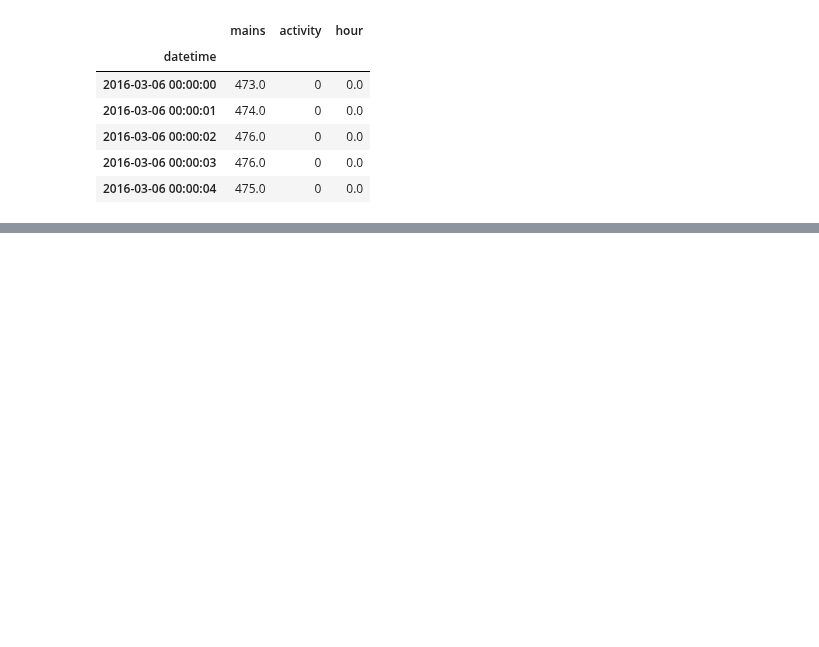
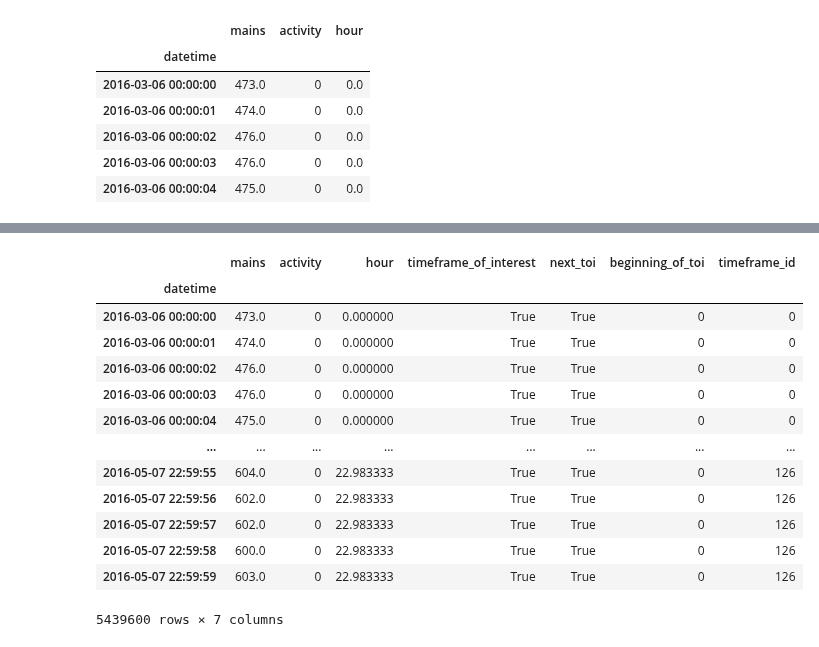
Before and after one commit to hugo-mi/Activity_Detection_From_Electrical_Consumption_Load_Curves, a Jupyter notebook: Exploratory Data Analysis/pierrick_eda.ipynb, the cells around one changed output, grey strips where cells are left out. Cells and saved outputs as stored; diff of their text form; code cells hidden in the pictures; blank space fills up the shorter version.

```diff
--- a/Exploratory Data Analysis/pierrick_eda.ipynb
+++ b/Exploratory Data Analysis/pierrick_eda.ipynb
@@ -200,0 +205,14 @@ def binarizeSegmentedDf(df, threshold):
+# %%
+timeframes = [(datetime.time(22,0,0), datetime.time(6,0,0)), (datetime.time(12,0,0), datetime.time(13,0,0))]
+# %%
+def time_in_range(start, end, x):
+    """Return true if x is in the range [start, end]"""
+    if start <= end:
+        return start <= x <= end
+    else:
+        return start <= x or x <= end
+
+start = datetime.time(23, 0, 0)
+end = datetime.time(1, 0, 0)
+time_in_range(start, end, datetime.time(23, 30, 0))
+time_in_range(start, end, datetime.time(0, 30, 0))
@@ -200,0 +233,2 @@ def binarizeSegmentedDf(df, threshold):
+# %%
+df_house["timeframe_of_interest"] = df_house.index.map(lambda x : time_in_range(*timeframes[0], x.time()))
@@ -200,0 +245,4 @@ def binarizeSegmentedDf(df, threshold):
+# %%
+df_house["next_toi"] = df_house["timeframe_of_interest"].shift(1)
+df_house["next_toi"]=df_house["next_toi"].fillna(method='bfill')
+df_house["beginning_of_toi"] = np.where(df_house["timeframe_of_interest"]==df_house["next_toi"], 0, 1)
@@ -200,0 +261,18 @@ def binarizeSegmentedDf(df, threshold):
+# %%
+df_house["timeframe_id"] = df_house['beginning_of_toi'].cumsum()
+df_house
+# %% [output]
+|  | mains | activity | hour | timeframe_of_interest | next_toi | beginning_of_toi | timeframe_id |
+| datetime |  |  |  |  |  |  |  |
+| 2016-03-06 00:00:00 | 473.0 | 0 | 0.000000 | True | True | 0 | 0 |
+| 2016-03-06 00:00:01 | 474.0 | 0 | 0.000000 | True | True | 0 | 0 |
+| 2016-03-06 00:00:02 | 476.0 | 0 | 0.000000 | True | True | 0 | 0 |
+| 2016-03-06 00:00:03 | 476.0 | 0 | 0.000000 | True | True | 0 | 0 |
+| 2016-03-06 00:00:04 | 475.0 | 0 | 0.000000 | True | True | 0 | 0 |
+| ... | ... | ... | ... | ... | ... | ... | ... |
+| 2016-05-07 22:59:55 | 604.0 | 0 | 22.983333 | True | True | 0 | 126 |
+| 2016-05-07 22:59:56 | 602.0 | 0 | 22.983333 | True | True | 0 | 126 |
+| 2016-05-07 22:59:57 | 602.0 | 0 | 22.983333 | True | True | 0 | 126 |
+| 2016-05-07 22:59:58 | 600.0 | 0 | 22.983333 | True | True | 0 | 126 |
+| 2016-05-07 22:59:59 | 603.0 | 0 | 22.983333 | True | True | 0 | 126 |
+5439600 rows × 7 columns
```
Also changed, not shown: parts of 27 cells of this notebook.
